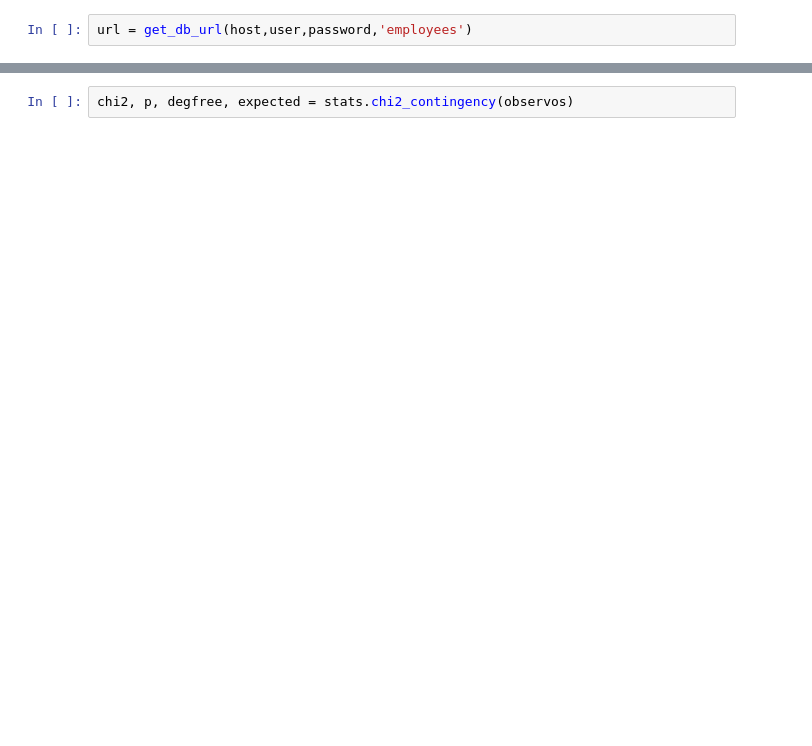
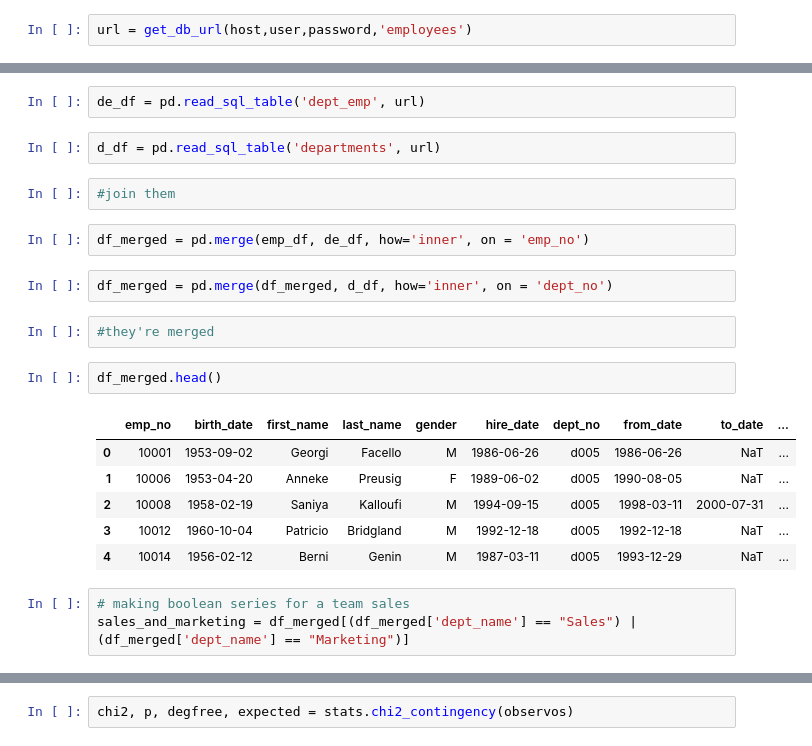
Before and after one commit to flambuth/statisitcs_exercsises, a Jupyter notebook: hypothesis_testing.ipynb, the cells around one changed output, grey strips where cells are left out. Cells and saved outputs as stored; diff of their text form; blank space fills up the shorter version.

```diff
--- a/hypothesis_testing.ipynb
+++ b/hypothesis_testing.ipynb
@@ -346,0 +330,24 @@ url = get_db_url(host,user,password,'employees')
+# %%
+de_df = pd.read_sql_table('dept_emp', url)
+# %%
+d_df = pd.read_sql_table('departments', url)
+# %%
+#join them
+# %%
+df_merged = pd.merge(emp_df, de_df, how='inner', on = 'emp_no')
+# %%
+df_merged = pd.merge(df_merged, d_df, how='inner', on = 'dept_no')
+# %%
+#they're merged
+# %%
+df_merged.head()
+# %% [output]
+|  | emp_no | birth_date | first_name | last_name | gender | hire_date | dept_no | from_date | to_date | ... |
+| 0 | 10001 | 1953-09-02 | Georgi | Facello | M | 1986-06-26 | d005 | 1986-06-26 | NaT | ... |
+| 1 | 10006 | 1953-04-20 | Anneke | Preusig | F | 1989-06-02 | d005 | 1990-08-05 | NaT | ... |
+| 2 | 10008 | 1958-02-19 | Saniya | Kalloufi | M | 1994-09-15 | d005 | 1998-03-11 | 2000-07-31 | ... |
+| 3 | 10012 | 1960-10-04 | Patricio | Bridgland | M | 1992-12-18 | d005 | 1992-12-18 | NaT | ... |
+| 4 | 10014 | 1956-02-12 | Berni | Genin | M | 1987-03-11 | d005 | 1993-12-29 | NaT | ... |
+# %%
+# making boolean series for a team sales
+sales_and_marketing = df_merged[(df_merged['dept_name'] == "Sales") | (df_merged['dept_name'] == "Marketing")]
```
Also changed, not shown: parts of 18 cells of this notebook.
